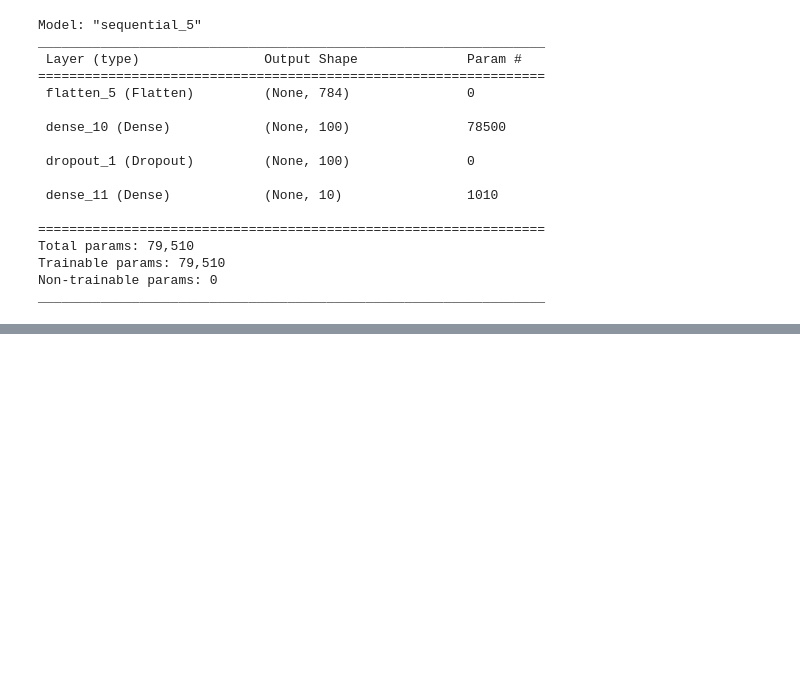
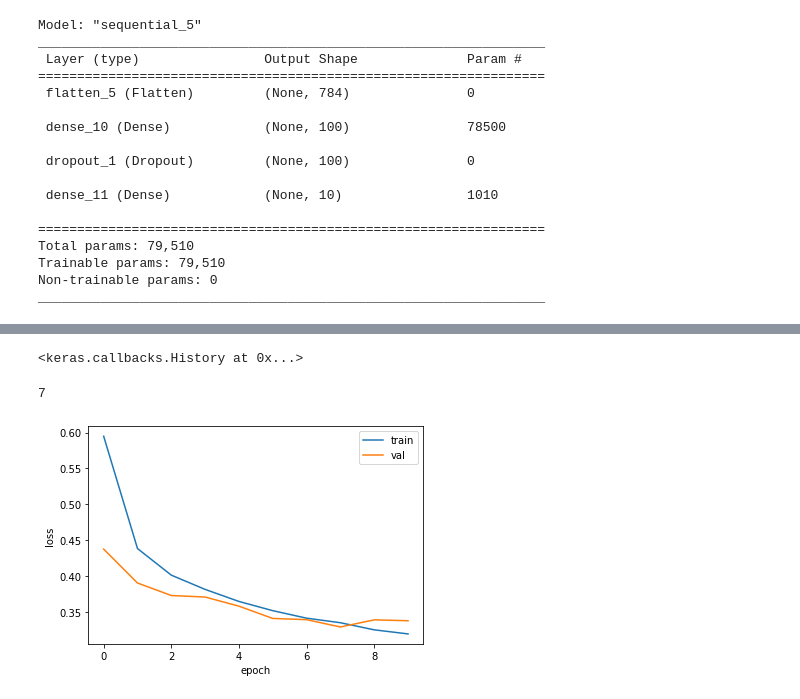
Before and after one commit to ohhongseok/ML-DeepLearning, a Jupyter notebook: 7/7-3/신경망_모델_훈련.ipynb, the cells around one changed output, grey strips where cells are left out. Saved outputs shown, nothing was run; the diff lists cells and outputs as text; code cells hidden in the pictures; blank space fills up the shorter version.

```diff
--- a/7/7-3/신경망_모델_훈련.ipynb
+++ b/7/7-3/신경망_모델_훈련.ipynb
@@ -243,0 +317,31 @@ model.save('model-whole.h5')
+# %%
+model = model_fn(keras.layers.Dropout(0.3))
+model.compile(loss='sparse_categorical_crossentropy',optimizer='adam',metrics='accuracy')
+checkpoint_cb = keras.callbacks.ModelCheckpoint('best-model.h5',
+                                                save_best_only=True)
+# EarlyStopping의 patience 매개변수는 검증점수가 향상되지 않더라도 참을 에포크 횟수임
+# patience=2 일 경우 2번 연속 검증점수가 향상되지 않을경우,(loss율이 작아지는것이 없을 경우)
+# 훈련을 중지함 -> loss의 값이 작아졌다가 커지는 순간
+early_stopping_cb = keras.callbacks.EarlyStopping(patience=2,
+                                                  restore_best_weights=True)
+
+# 저장한 체크포인트를 fit 안에 callbacks=[checkpoint_cb, early_stopping_cb] 리스트로 전달하여 사용한다.
+model.fit(train_scaled,train_target,epochs=20,verbose=0
+                    ,validation_data=(val_scaled,val_target),
+          callbacks=[checkpoint_cb, early_stopping_cb])
+# %% [output]
+<keras.callbacks.History at 0x...>
+# %%
+# 훈련이 끝난 후, early_stopping_cb 객체의 stopped_epoch를 통해 몇번째 에포크에서 훈련이 멈췄는지 확인이 가능
+print(early_stopping_cb.stopped_epoch)
+# %% [output]
+7
+# %%
+plt.plot(history.history['loss'])
+plt.plot(history.history['val_loss'])
+plt.xlabel('epoch')
+plt.ylabel('loss')
+plt.legend(['train','val'])
+plt.show()
+# %% [output]
+[figure, added]
```
Also changed, not shown: parts of 16 cells of this notebook.
